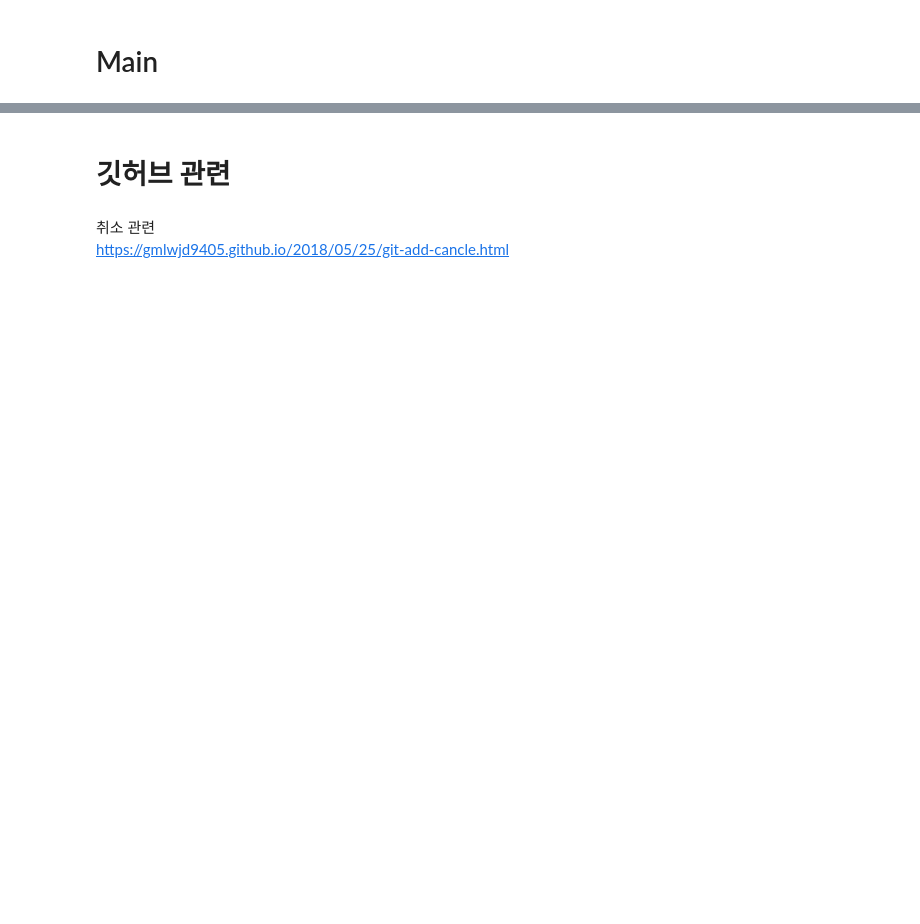
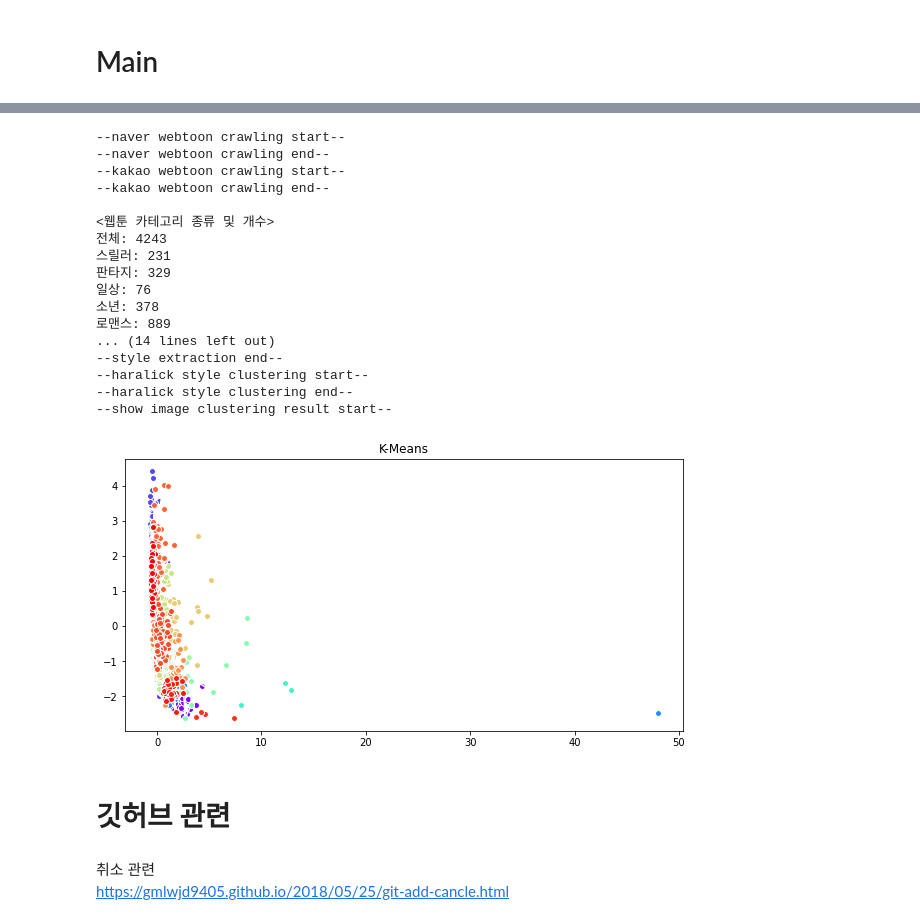
Before and after one commit to ddophi98/DeveloperAcademy-NC2-WebtoonRecommendation, a Jupyter notebook: MachineLearning/WentoonRecommendML.ipynb, the cells around one changed output, grey strips where cells are left out. Cells and saved outputs as stored; diff of their text form; code cells hidden in the pictures; blank space fills up the shorter version.

```diff
--- a/MachineLearning/WentoonRecommendML.ipynb
+++ b/MachineLearning/WentoonRecommendML.ipynb
@@ -1057,3 +1082,17 @@ class MyImageClustering:
 # %% [markdown]
 # Main
+# %%
+import os.path
+import pandas as pd
+
+
+naver_csv_filename = data_path+"/네이버웹툰정보.csv"
+kakao_csv_filename = data_path+"카카오웹툰정보.csv"
+cluster_csv_filename = data_path+"클러스터정보.csv"
+cluster_detail_csv_filename = data_path+"클러스터상위단어.csv"
+vector_filename = data_path+"vector_data.pickle"
+images_filename = data_path+"images.pickle"
+trained_images_filename = data_path+"trained_images.pickle"
+image_haralick_features_filename = data_path+"image_haralick_features.pickle"
+style_image_haralick_features_filename = data_path+"style_image_haralick_features.pickle"
 # %%
@@ -1257,3 +1254,30 @@ BL: 311
+# %%
+if __name__ == '__main__':
+    do_web_crawling()
+    # story_clustering = do_tokenize_and_vectorize()
+    # do_clustering_by_story(story_clustering, k_for_total=64)
+    do_clustering_by_style(k=32, style_train_n=256, svd_n=0, clustering_type=2)
+    # ut.make_csv(cluster_csv_filename, td.total_data)
+    # ut.make_csv(cluster_detail_csv_filename, td.cluster_details)
+# %% [output]
+--naver webtoon crawling start--
+--naver webtoon crawling end--
+--kakao webtoon crawling start--
+--kakao webtoon crawling end--
+
+<웹툰 카테고리 종류 및 개수>
+전체: 4243
+스릴러: 231
+판타지: 329
+일상: 76
+소년: 378
+로맨스: 889
+... (14 lines left out)
+--style extraction end--
+--haralick style clustering start--
+--haralick style clustering end--
+--show image clustering result start--
+[figure, added]
 # %% [markdown]
 # 깃허브 관련
 # %% [markdown]
```
Also changed, not shown: parts of 18 cells of this notebook.
